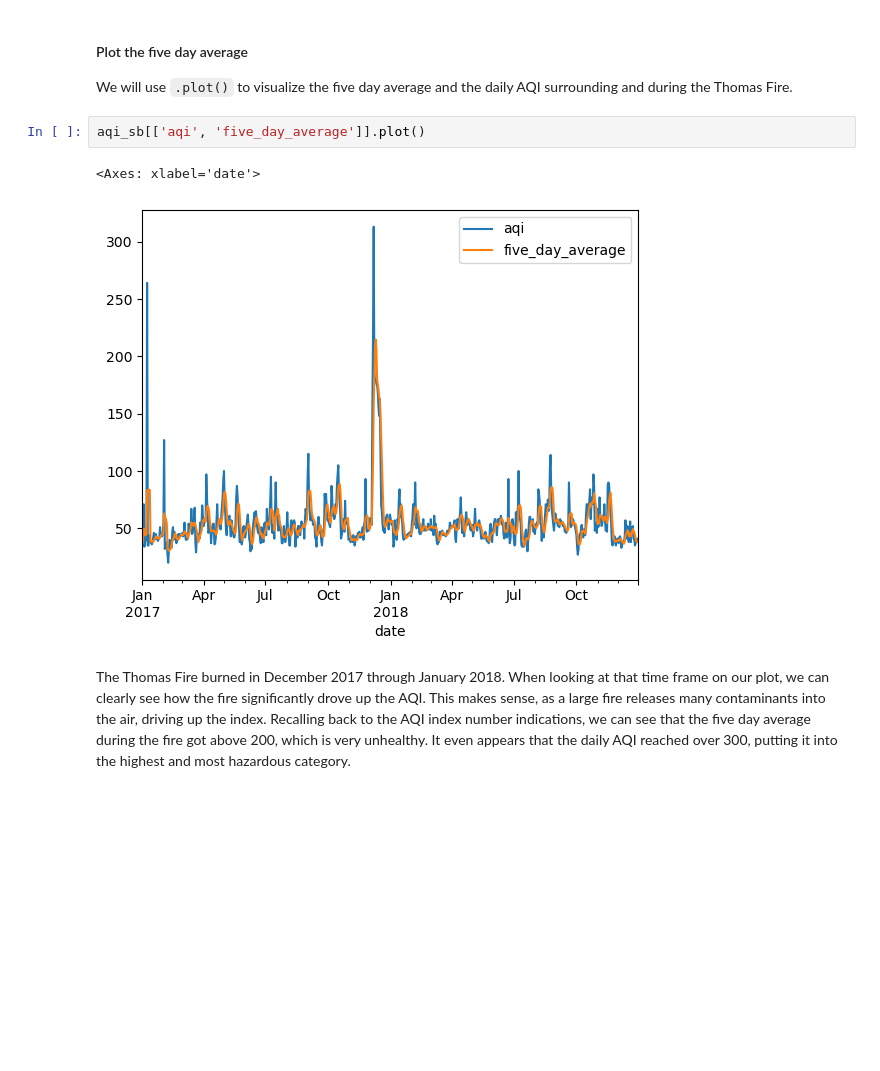
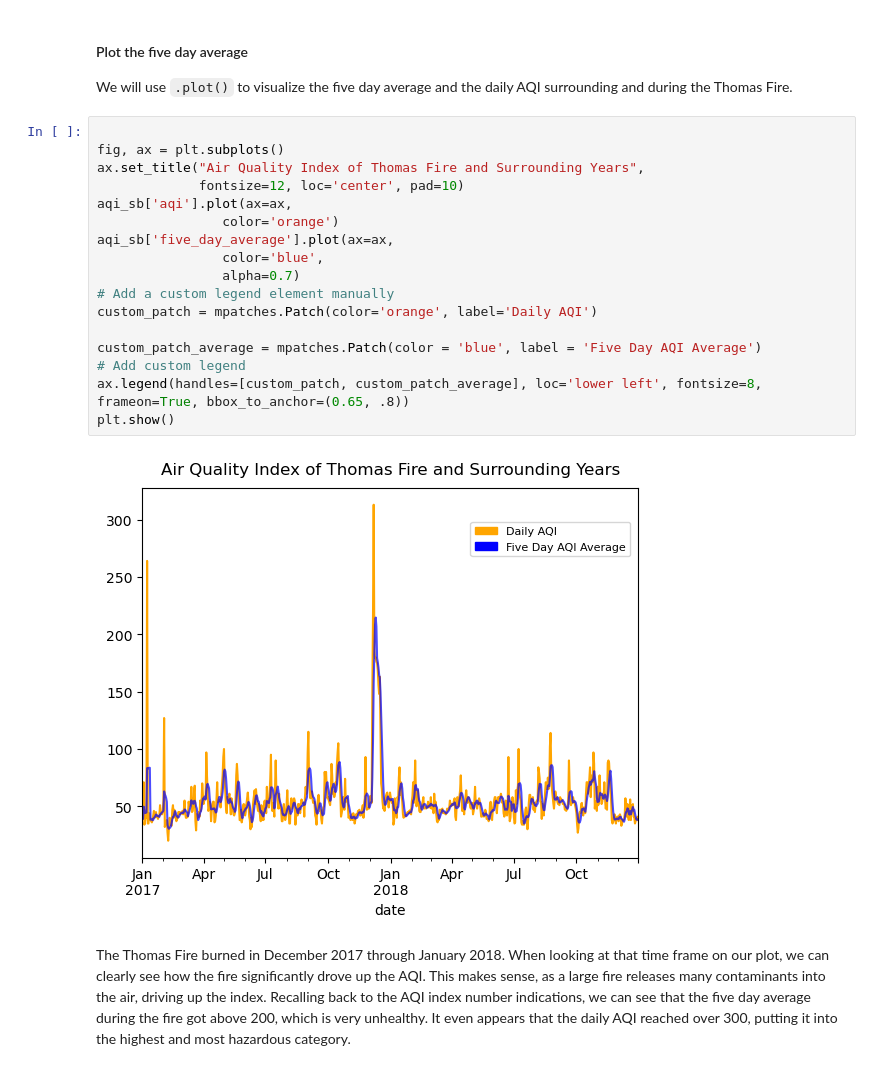
Before and after one commit to emmabeamitchell/emmabeamitchell.github.io, a Jupyter notebook: posts/Thomas_fire/index.ipynb, the cells around one changed output. Cells and saved outputs as stored; diff of their text form; blank space fills up the shorter version.

```diff
--- a/posts/Thomas_fire/index.ipynb
+++ b/posts/Thomas_fire/index.ipynb
@@ -134,10 +124,24 @@ aqi_sb.loc[:, 'five_day_average'] = aqi_sb['aqi'].rolling(window='5D').mean()
 
 We will use `.plot()` to visualize the five day average and the daily AQI surrounding and during the Thomas Fire.
 # %%
-aqi_sb[['aqi', 'five_day_average']].plot()
+
+fig, ax = plt.subplots()
+ax.set_title("Air Quality Index of Thomas Fire and Surrounding Years",
+             fontsize=12, loc='center', pad=10)
+aqi_sb['aqi'].plot(ax=ax,
+                color='orange')
+aqi_sb['five_day_average'].plot(ax=ax,
+                color='blue',
+                alpha=0.7)
+# Add a custom legend element manually
+custom_patch = mpatches.Patch(color='orange', label='Daily AQI')
+
+custom_patch_average = mpatches.Patch(color = 'blue', label = 'Five Day AQI Average')
+# Add custom legend
+ax.legend(handles=[custom_patch, custom_patch_average], loc='lower left', fontsize=8, frameon=True, bbox_to_anchor=(0.65, .8))
+plt.show()
 # %% [output]
-<Axes: xlabel='date'>
-[figure, old version]
+[figure, new version]
 # %% [markdown]
 The Thomas Fire burned in December 2017 through January 2018. When looking at that time frame on our plot, we can clearly see how the fire significantly drove up the AQI. This makes sense, as a large fire releases many contaminants into the air, driving up the index. Recalling back to the AQI index number indications, we can see that the five day average during the fire got above 200, which is very unhealthy. It even appears that the daily AQI reached over 300, putting it into the highest and most hazardous category.
 # %% [markdown]
```
Also changed, not shown: parts of 15 cells of this notebook, 8 other files.
